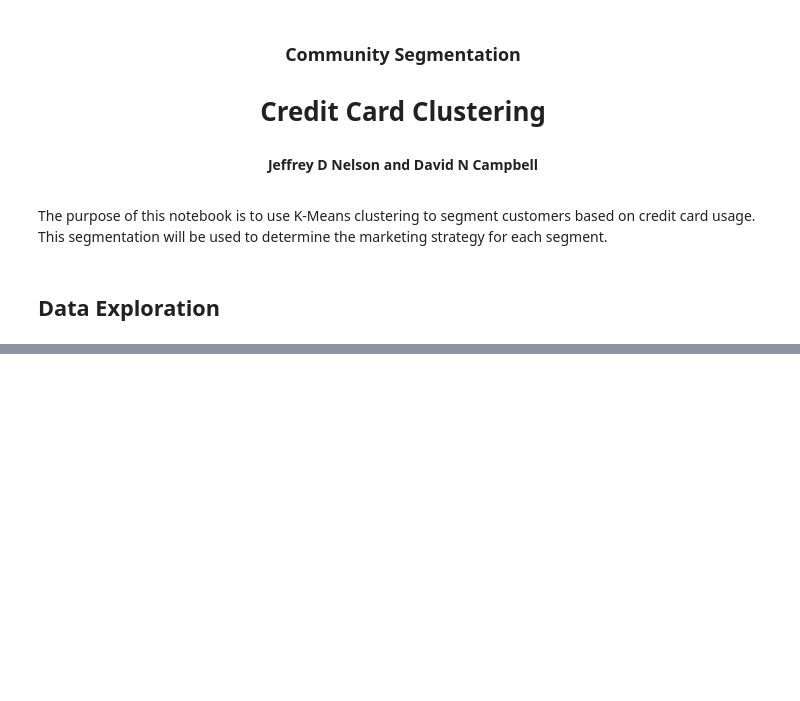
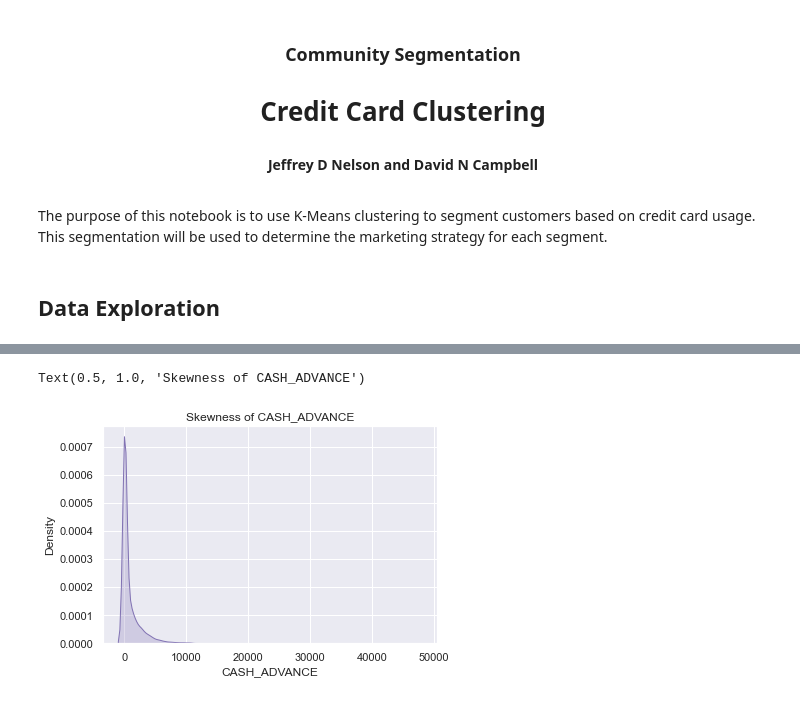
Before and after one commit to jdn5126/CommunitySegmentation, a Jupyter notebook: CreditCardClustering.ipynb, the cells around one changed output, grey strips where cells are left out. Cells and saved outputs as stored; diff of their text form; code cells hidden in the pictures; blank space fills up the shorter version.

```diff
--- a/CreditCardClustering.ipynb
+++ b/CreditCardClustering.ipynb
@@ -40,0 +92,9 @@ df.describe()
+# %%
+plt.clf()
+ax = plt.gca()
+
+g = sns.kdeplot(df['CASH_ADVANCE'], color='m', shade=True, ax=ax)
+g.set_title('Skewness of CASH_ADVANCE')
+# %% [output]
+Text(0.5, 1.0, 'Skewness of CASH_ADVANCE')
+[figure, added]
```
Also changed, not shown: parts of 27 cells of this notebook.
